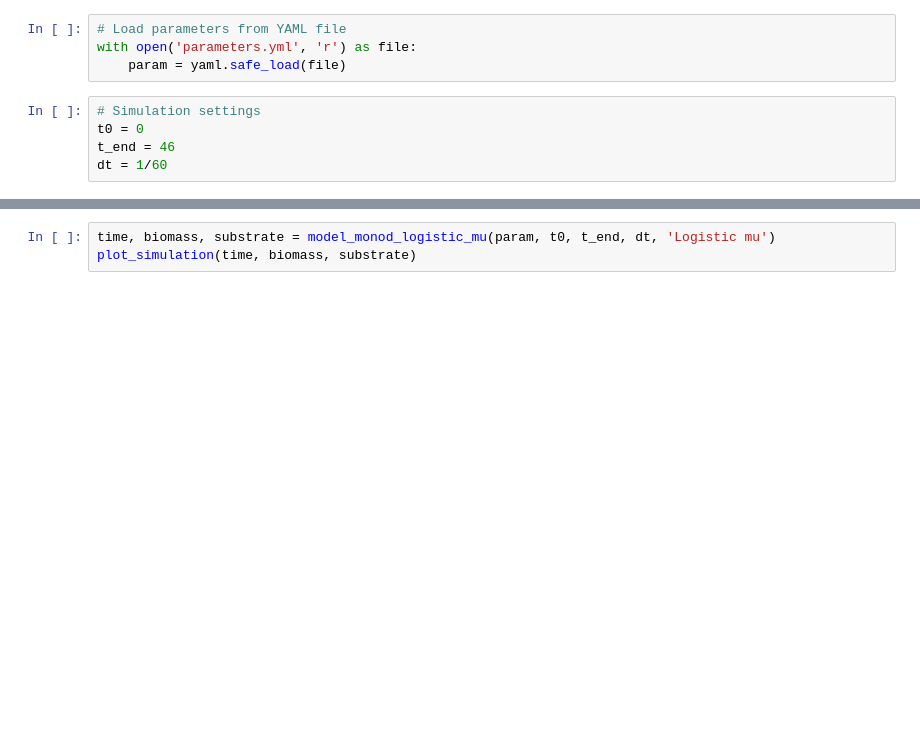
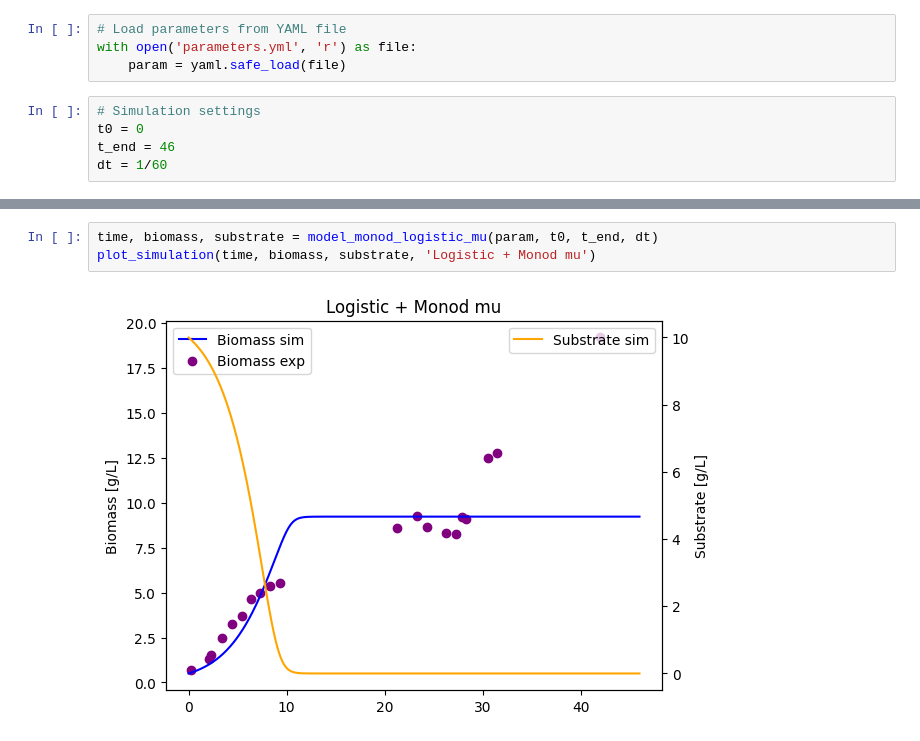
Before and after one commit to boripf/hybrid-model-corynebacterium, a Jupyter notebook: sim_model.ipynb, the cells around one changed output, grey strips where cells are left out. Drawn from its saved outputs; the diff is of its cells as text; blank space fills up the shorter version.

```diff
--- a/sim_model.ipynb
+++ b/sim_model.ipynb
@@ -21,3 +21,5 @@ plot_simulation(time, biomass, substrate)
 # %%
-time, biomass, substrate = model_monod_logistic_mu(param, t0, t_end, dt, 'Logistic mu')
-plot_simulation(time, biomass, substrate)
+time, biomass, substrate = model_monod_logistic_mu(param, t0, t_end, dt)
+plot_simulation(time, biomass, substrate, 'Logistic + Monod mu')
+# %% [output]
+[figure, added]
```
Also changed, not shown: parts of 2 cells of this notebook, 3 other files.
